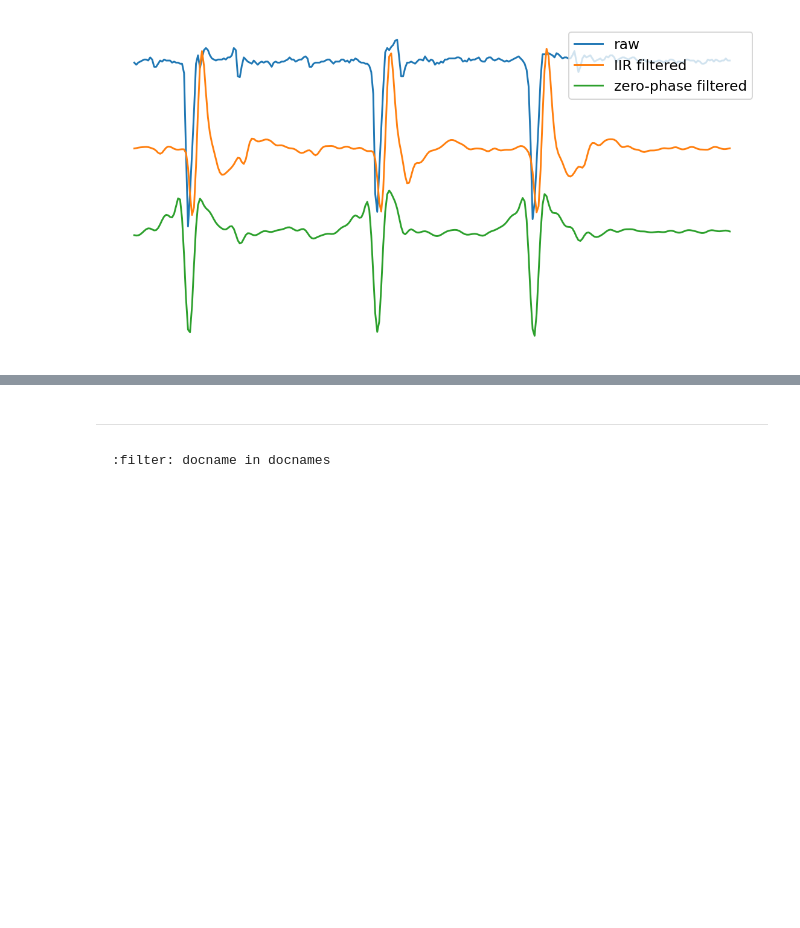
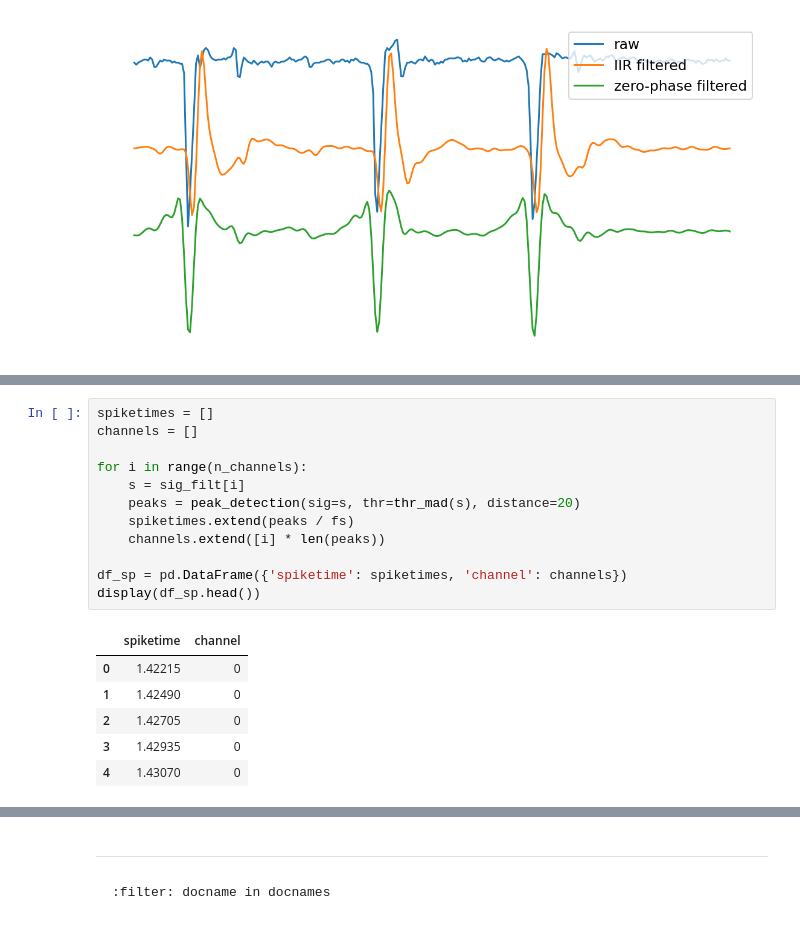
Before and after one commit to tk-neuron/meabook, a Jupyter notebook: _sources/2_signals/01_spike_detection.ipynb, the cells around one changed output, grey strips where cells are left out. Cells and saved outputs as stored; diff of their text form; blank space fills up the shorter version.

```diff
--- a/_sources/2_signals/01_spike_detection.ipynb
+++ b/_sources/2_signals/01_spike_detection.ipynb
@@ -183,0 +240,19 @@ $$
+# %%
+spiketimes = []
+channels = []
+
+for i in range(n_channels):
+    s = sig_filt[i]
+    peaks = peak_detection(sig=s, thr=thr_mad(s), distance=20)
+    spiketimes.extend(peaks / fs)
+    channels.extend([i] * len(peaks))
+
+df_sp = pd.DataFrame({'spiketime': spiketimes, 'channel': channels})
+display(df_sp.head())
+# %% [output]
+|  | spiketime | channel |
+| 0 | 1.42215 | 0 |
+| 1 | 1.42490 | 0 |
+| 2 | 1.42705 | 0 |
+| 3 | 1.42935 | 0 |
+| 4 | 1.43070 | 0 |
```
Also changed, not shown: parts of 16 cells of this notebook, 30 other files.
